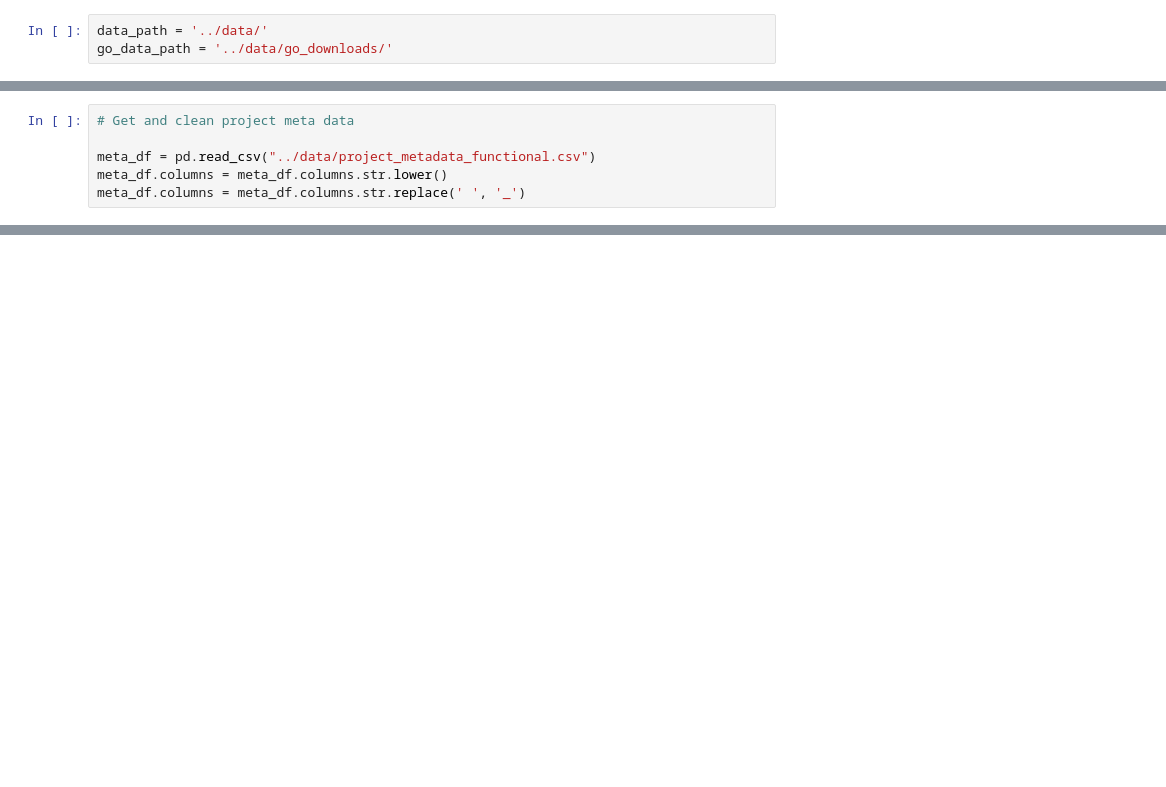
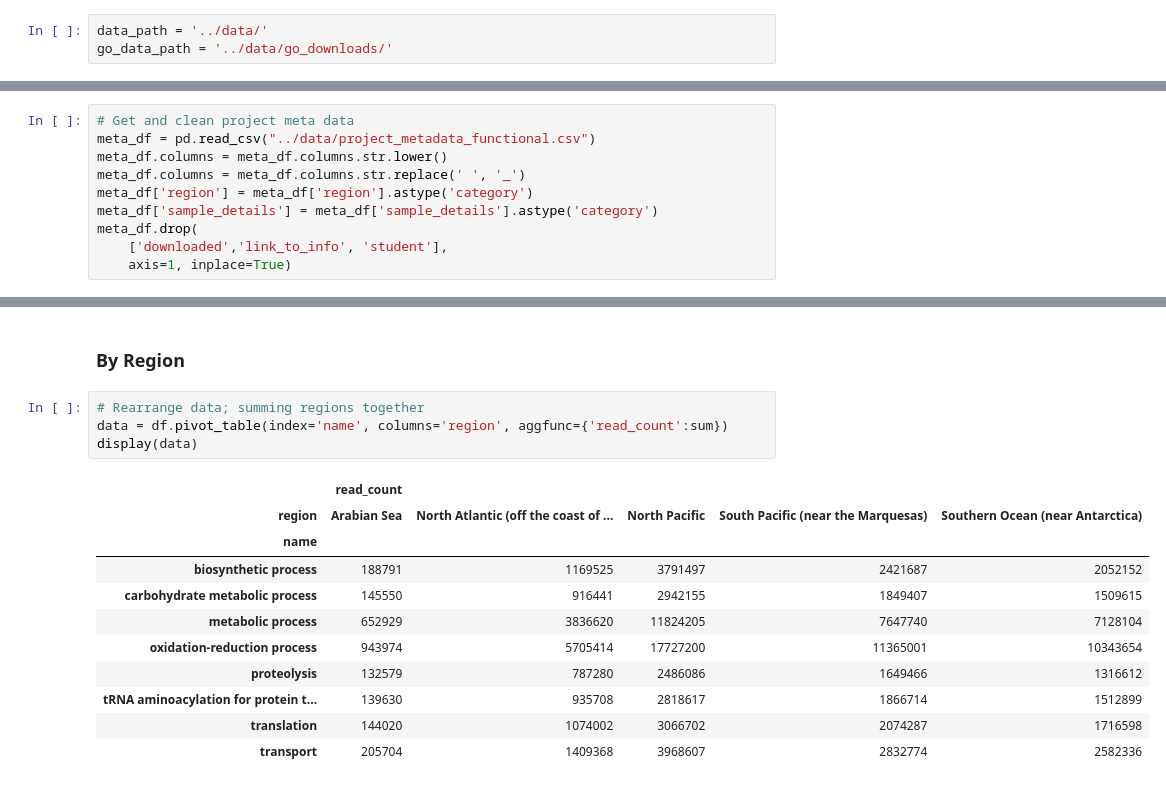
Before and after one commit to dustinmichels/biol338-genomics, a Jupyter notebook: final-project/analysis/Data Analysis.ipynb, the cells around one changed output, grey strips where cells are left out. Drawn from its saved outputs; the diff is of its cells as text; blank space fills up the shorter version.

```diff
--- a/final-project/analysis/Data Analysis.ipynb
+++ b/final-project/analysis/Data Analysis.ipynb
@@ -7,6 +18,10 @@ go_data_path = '../data/go_downloads/'
 # %%
 # Get and clean project meta data
-
 meta_df = pd.read_csv("../data/project_metadata_functional.csv")
 meta_df.columns = meta_df.columns.str.lower()
 meta_df.columns = meta_df.columns.str.replace(' ', '_')
+meta_df['region'] = meta_df['region'].astype('category')
+meta_df['sample_details'] = meta_df['sample_details'].astype('category')
+meta_df.drop(
+    ['downloaded','link_to_info', 'student'],
+    axis=1, inplace=True)
@@ -81,0 +106,18 @@ df.iloc[:10]
+# %% [markdown]
+### By Region
+# %%
+# Rearrange data; summing regions together
+data = df.pivot_table(index='name', columns='region', aggfunc={'read_count':sum})
+display(data)
+# %% [output]
+|  | read_count |  |  |  |  |
+| region | Arabian Sea | North Atlantic (off the coast of ... | North Pacific | South Pacific (near the Marquesas) | Southern Ocean (near Antarctica) |
+| name |  |  |  |  |  |
+| biosynthetic process | 188791 | 1169525 | 3791497 | 2421687 | 2052152 |
+| carbohydrate metabolic process | 145550 | 916441 | 2942155 | 1849407 | 1509615 |
+| metabolic process | 652929 | 3836620 | 11824205 | 7647740 | 7128104 |
+| oxidation-reduction process | 943974 | 5705414 | 17727200 | 11365001 | 10343654 |
+| proteolysis | 132579 | 787280 | 2486086 | 1649466 | 1316612 |
+| tRNA aminoacylation for protein t... | 139630 | 935708 | 2818617 | 1866714 | 1512899 |
+| translation | 144020 | 1074002 | 3066702 | 2074287 | 1716598 |
+| transport | 205704 | 1409368 | 3968607 | 2832774 | 2582336 |
```
Also changed, not shown: parts of 25 cells of this notebook, 3 other files.
